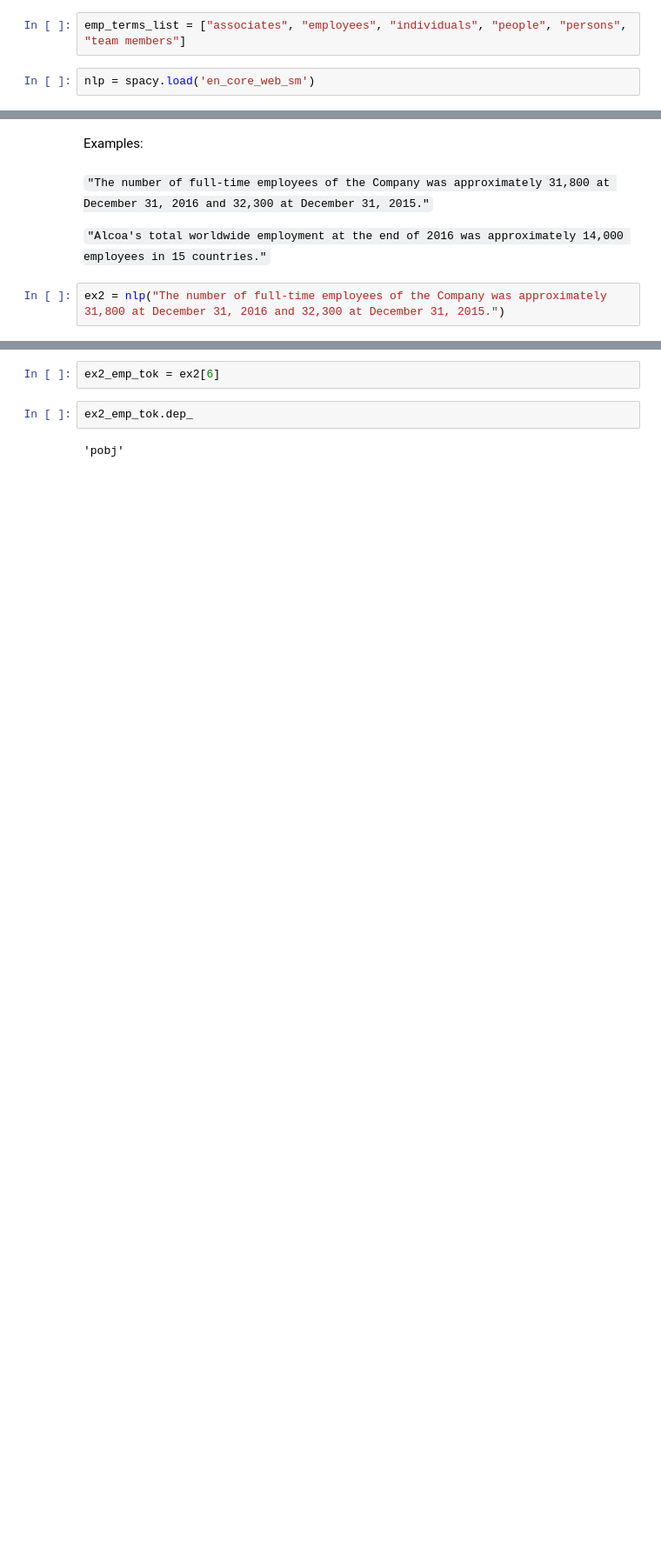
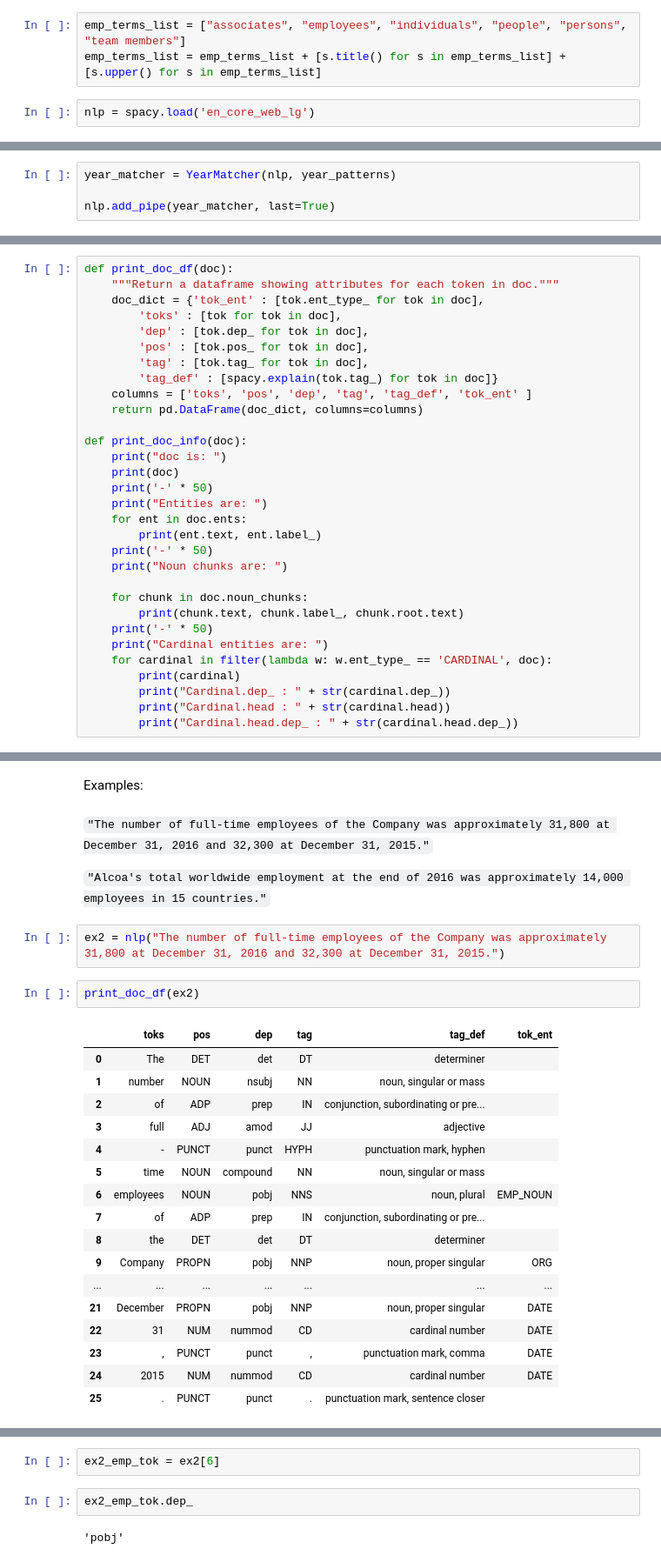
Before and after one commit to JarrodAJ/sec_employee_information_extraction, a Jupyter notebook: 4_Define_SpaCy_NER.ipynb, the cells around one changed output, grey strips where cells are left out. Shown at 87% size. Saved outputs shown, nothing was run; the diff lists cells and outputs as text; blank space fills up the shorter version.

```diff
--- a/4_Define_SpaCy_NER.ipynb
+++ b/4_Define_SpaCy_NER.ipynb
@@ -83,8 +85,9 @@ class EmpNounRecognizer(object):
         return any([t._.get('is_emp_noun') for t in tokens])
 # %%
 emp_terms_list = ["associates", "employees", "individuals", "people", "persons", "team members"]
+emp_terms_list = emp_terms_list + [s.title() for s in emp_terms_list] + [s.upper() for s in emp_terms_list]
 # %%
-nlp = spacy.load('en_core_web_sm')
+nlp = spacy.load('en_core_web_lg')
 # %%
 emp_noun_recognizer = EmpNounRecognizer(nlp, emp_terms_list)
 # %%
@@ -95,0 +123,4 @@ Pipeline ['tagger', 'parser', 'ner', 'employee_nouns']
+# %%
+year_matcher = YearMatcher(nlp, year_patterns)
+
+nlp.add_pipe(year_matcher, last=True)
@@ -96 +209,32 @@ Pipeline ['tagger', 'parser', 'ner', 'employee_nouns']
+# %%
+def print_doc_df(doc):
+    """Return a dataframe showing attributes for each token in doc."""
+    doc_dict = {'tok_ent' : [tok.ent_type_ for tok in doc],
+        'toks' : [tok for tok in doc],
+        'dep' : [tok.dep_ for tok in doc],
+        'pos' : [tok.pos_ for tok in doc],
+        'tag' : [tok.tag_ for tok in doc],
+        'tag_def' : [spacy.explain(tok.tag_) for tok in doc]}
+    columns = ['toks', 'pos', 'dep', 'tag', 'tag_def', 'tok_ent' ]
+    return pd.DataFrame(doc_dict, columns=columns)
+
+def print_doc_info(doc):
+    print("doc is: ")
+    print(doc)
+    print('-' * 50)
+    print("Entities are: ")
+    for ent in doc.ents:
+        print(ent.text, ent.label_)
+    print('-' * 50)
+    print("Noun chunks are: ")
+
+    for chunk in doc.noun_chunks:
+        print(chunk.text, chunk.label_, chunk.root.text)
+    print('-' * 50)
+    print("Cardinal entities are: ")
+    for cardinal in filter(lambda w: w.ent_type_ == 'CARDINAL', doc):
+        print(cardinal)
+        print("Cardinal.dep_ : " + str(cardinal.dep_))
+        print("Cardinal.head : " + str(cardinal.head))
+        print("Cardinal.head.dep_ : " + str(cardinal.head.dep_))
 # %% [markdown]
@@ -208,6 +343,26 @@ Examples:
 `"Alcoa's total worldwide employment at the end of 2016 was approximately 14,000 employees in 15 countries."`
 # %%
 ex2 = nlp("The number of full-time employees of the Company was approximately 31,800 at December 31, 2016 and 32,300 at December 31, 2015.")
+# %%
+print_doc_df(ex2)
+# %% [output]
+|  | toks | pos | dep | tag | tag_def | tok_ent |
+| 0 | The | DET | det | DT | determiner |  |
+| 1 | number | NOUN | nsubj | NN | noun, singular or mass |  |
+| 2 | of | ADP | prep | IN | conjunction, subordinating or pre... |  |
+| 3 | full | ADJ | amod | JJ | adjective |  |
+| 4 | - | PUNCT | punct | HYPH | punctuation mark, hyphen |  |
+| 5 | time | NOUN | compound | NN | noun, singular or mass |  |
+| 6 | employees | NOUN | pobj | NNS | noun, plural | EMP_NOUN |
+| 7 | of | ADP | prep | IN | conjunction, subordinating or pre... |  |
+| 8 | the | DET | det | DT | determiner |  |
+| 9 | Company | PROPN | pobj | NNP | noun, proper singular | ORG |
+| ... | ... | ... | ... | ... | ... | ... |
+| 21 | December | PROPN | pobj | NNP | noun, proper singular | DATE |
+| 22 | 31 | NUM | nummod | CD | cardinal number | DATE |
+| 23 | , | PUNCT | punct | , | punctuation mark, comma | DATE |
+| 24 | 2015 | NUM | nummod | CD | cardinal number | DATE |
+| 25 | . | PUNCT | punct | . | punctuation mark, sentence closer |  |
 # %%
 print_doc_info(ex2)
 # %% [output]
```
Also changed, not shown: parts of 91 cells of this notebook.
